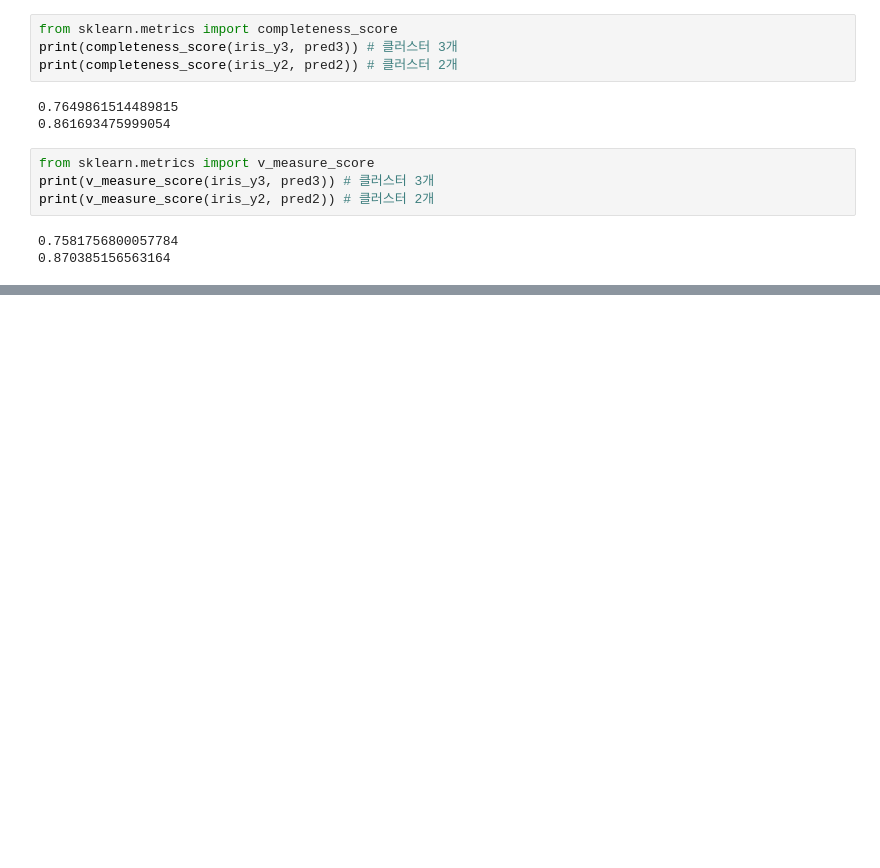
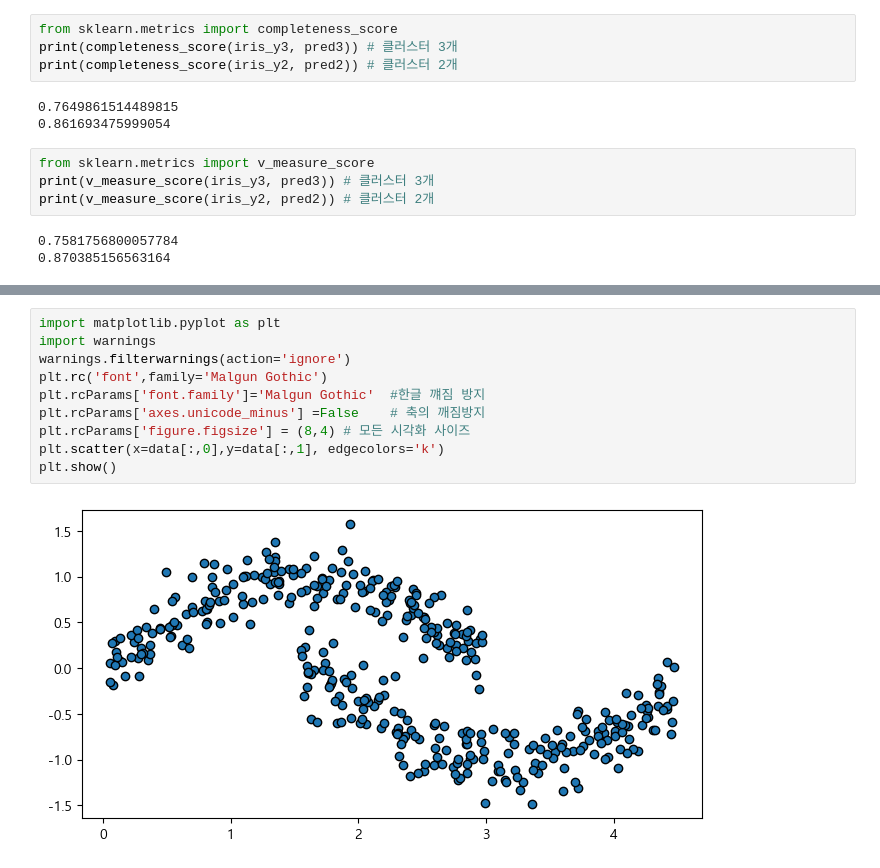
Before and after one commit to jack8704/ai, a Jupyter notebook: source/08_MachineLearning/2장_군집분석.ipynb, the cells around one changed output, grey strips where cells are left out. Cells and saved outputs as stored; diff of their text form; blank space fills up the shorter version.

```diff
--- a/source/08_MachineLearning/2장_군집분석.ipynb
+++ b/source/08_MachineLearning/2장_군집분석.ipynb
@@ -746,0 +770,12 @@ print(v_measure_score(iris_y2, pred2)) # 클러스터 2개
+# %%
+import matplotlib.pyplot as plt
+import warnings
+warnings.filterwarnings(action='ignore')
+plt.rc('font',family='Malgun Gothic')
+plt.rcParams['font.family']='Malgun Gothic'  #한글 꺠짐 방지
+plt.rcParams['axes.unicode_minus'] =False    # 축의 깨짐방지
+plt.rcParams['figure.figsize'] = (8,4) # 모든 시각화 사이즈
+plt.scatter(x=data[:,0],y=data[:,1], edgecolors='k')
+plt.show()
+# %% [output]
+[figure, added]
```
Also changed, not shown: parts of 11 cells of this notebook, 2 other files.
